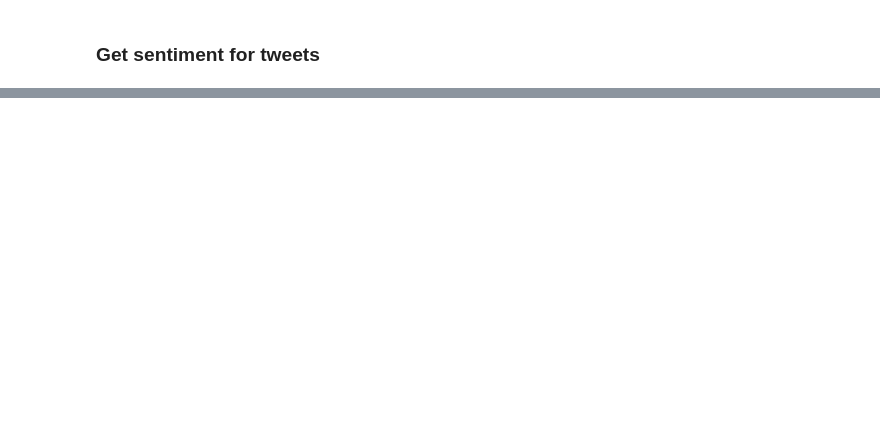
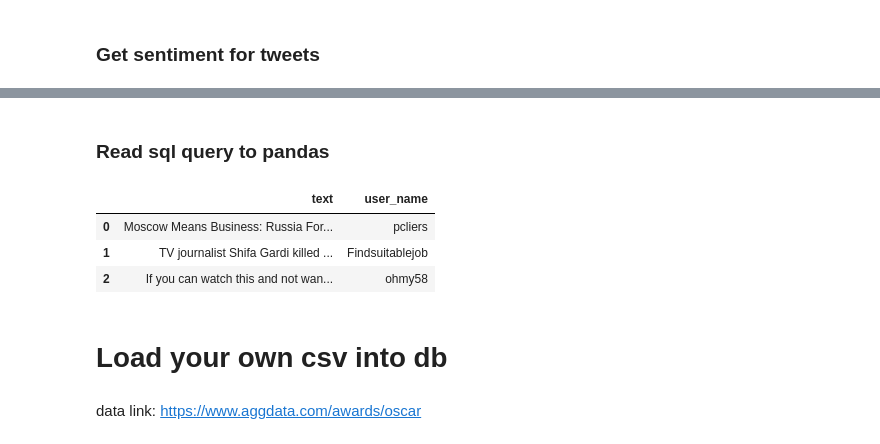
Before and after one commit to jwilber/APIs_with_Python, a Jupyter notebook: tweet_stuff/Tweepy_Notebook.ipynb, the cells around one changed output, grey strips where cells are left out. Saved outputs shown, nothing was run; the diff lists cells and outputs as text; code cells hidden in the pictures; blank space fills up the shorter version.

```diff
--- a/tweet_stuff/Tweepy_Notebook.ipynb
+++ b/tweet_stuff/Tweepy_Notebook.ipynb
@@ -196,0 +222,6 @@ tweets
+# %%
+import sqlite3
+conn = sqlite3.connect("tweets.db")
+# %%
+# write SQL query
+query = "SELECT text, user_name FROM tweets WHERE polarity < 0.0 LIMIT 10;"
@@ -196,0 +239,14 @@ tweets
+# %% [markdown]
+### Read sql query to pandas
+# %%
+query_result = pd.read_sql_query(query, conn)
+query_result
+# %% [output]
+|  | text | user_name |
+| 0 | Moscow Means Business: Russia For... | pcliers |
+| 1 | TV journalist Shifa Gardi killed ... | Findsuitablejob |
+| 2 | If you can watch this and not wan... | ohmy58 |
+# %% [markdown]
+# Load your own csv into db
+# %% [markdown]
+data link: https://www.aggdata.com/awards/oscar
```
Also changed, not shown: parts of 33 cells of this notebook.
